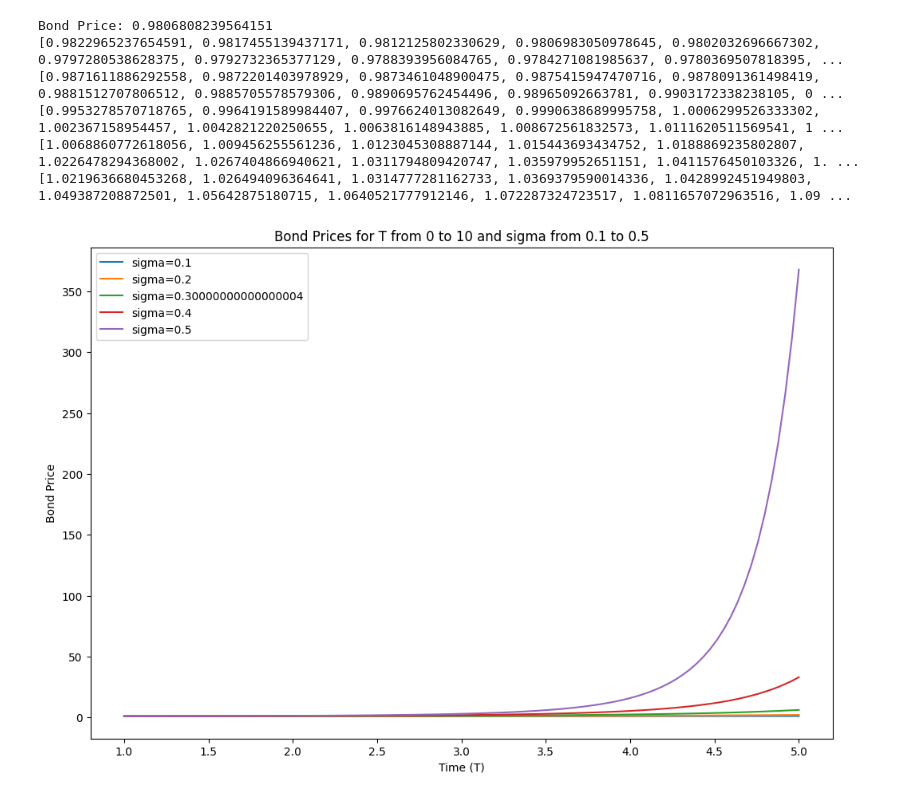
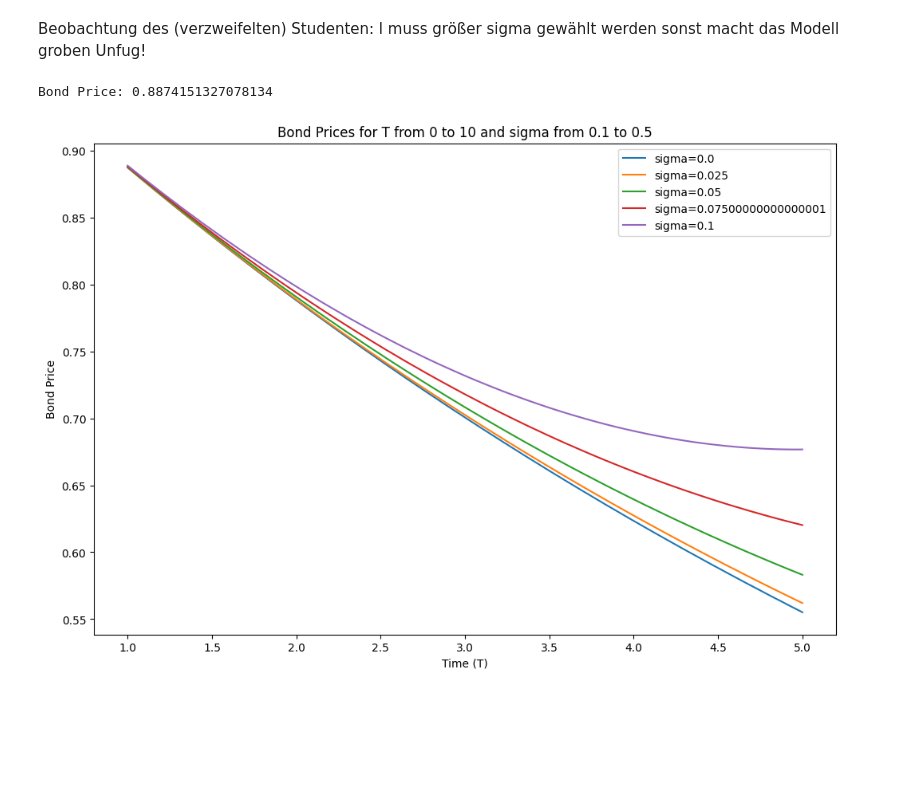
Before and after one commit to lukasr2k/Black-Scholes, a Jupyter notebook: HullWhiteExtension.ipynb, the cells around one changed output. Drawn from its saved outputs; the diff is of its cells as text; code cells hidden in the pictures; blank space fills up the shorter version.

```diff
--- a/HullWhiteExtension.ipynb
+++ b/HullWhiteExtension.ipynb
@@ -1,6 +1,7 @@
 # %%
 # Hull-White One-Factor Model vgl. engl. Wikipedia
 # dX[t] = (theta[t] + a * X[t])*dt + sigma dW[t])
+#hier simulieren wir erstmal nur X_t
 import numpy as np
 import pandas as pd
 import matplotlib.pyplot as plt
@@ -16,13 +17,15 @@ def simulate_Hull_White_One_Factor(r0: float , a: float, sigma: float, T,N, f) -
       Diskretisierung
       """
       return np.linspace(0, T, N)
+
+
 #Initialisierung der Variablen
     t = timepoints(T, N)
     f_1 = const_forwards(f, N)
     e = np.zeros(N)
     v = np.zeros(N)
     r = np.ones(N) * r0
-    theta = f_1 + sigma**2/(2*a**2)*(1-np.exp(-a*t))**2
+    theta = f_1 + (sigma**2/(2*(-a)))*(1-np.exp(2*a*t))
     for el in range(1, N):
       deltat = t[el] - t[el-1] #Zeitdifferenz
       e[el] = r[el-1] * np.exp(-a*deltat) + theta[el] - theta[el-1] * np.exp(-a*deltat) #Erwartungswert der Normalverteilung
@@ -35,9 +38,9 @@ def simulate_Hull_White_One_Factor(r0: float , a: float, sigma: float, T,N, f) -
     interest_rate_simulation.set_index('Time', inplace = True)
     return interest_rate_simulation
 # %%
-
+#Hier simulieren wir 2 Zinskurven für verschiedene Parameter
 #fixing the Parameters
-#theta= f_1 + sigma**2/(2*a**2)*(1-np.exp(-a*t))**2
+#theta= f_1 + sigma**2/(-a)*(1-np.exp(-a*2*t))
 T=1
 f_1=0.10
 sigma = 0.2
@@ -68,8 +71,8 @@ print(f"bank account: {result}")
 
 
 bank_account = []
-spot_rates = []
-forward_rates = []
+bond_prices = []
+
 time_points = np.linspace(0, T, N)  # Generate time points from 0 to T_new
 
 for t_idx in range(1, len(time_points)):
@@ -83,13 +86,13 @@ for t_idx in range(1, len(time_points)):
 
     # Compute bond price as exp(-integral)
     bank = np.exp(integral)
-    spots = integral / time_points[t_idx]
-    forwards = 1/time_points[t_idx]*(np.log((1/bank)))
+    bond = np.exp(-integral)
 
 
-    spot_rates.append(spots)
+
+
     bank_account.append(bank)
-    forward_rates.append(forwards)
+    bond_prices.append(bond)
 
 # Plot the bond prices over time
 plt.plot(time_points[1:], bank_account)
@@ -97,4 +100,13 @@ plt.xlabel('Time (from 0 to T)')
 plt.ylabel('Bank Account')
 plt.title('Bank Account from 0 to t')
 plt.show()
+
+
+
+
+def final_bond(bond_prices):
+    return bond_prices[-1]
+
+bond_simulated = final_bond(bond_prices)
+print(f"Final bond price: {bond_simulated}")
 # %% [output]
@@ -170,12 +183,17 @@ Bank_Account:1.4318464159935973
+# %% [markdown]
+Beobachtung des (verzweifelten) Studenten: l muss größer sigma gewählt werden sonst macht das Modell groben Unfug!
 # %%
+#Mithilfe des Harms-Paper widmen wir uns den Bondpreisen und der Forward Rate
+
+#Die Lösungen/Parameter der Riccati-DGL nehmen wir aus Sektion 5
 from scipy import integrate
 
 T=1
 f_1=0.10
-sigma = 0
+sigma = 0.02
 beta = -0.05
 X_0 = 0.02
-l = 0
+l = 0.1
 lamda= 1
 N=1000
 
@@ -187,45 +205,40 @@ def bond_price(T, l, beta, sigma, X_0, f_1):
         return (1 / beta) * (1 - np.exp(beta * t))
 
     def theta(sigma, beta, t, f_1):
-        return f_1 + sigma**2 / (2 * beta**2) * (1 - np.exp(beta * t))**2
+        return f_1 + (sigma**2 / (2 * -1*beta)) * (1 - np.exp(2*beta * t))
 
     def integrand(s, T, sigma, beta, f_1):
         return theta(sigma, beta, s, f_1) * PHI_y(T - s, sigma, beta)
 
     integral = integrate.quad(lambda s: integrand(s, T, sigma, beta, f_1), 0, T)
     a = -l * T
     b = PHI_y(T, sigma, beta)
     c = PSI_y(T, beta) * X_0
     bond1 = np.exp(a + b + c + integral[0])
     return bond1
 
-bond1 = bond_price(T, l, beta, sigma, X_0, f_1)
+bond1 = bond_price(T, l, beta , sigma, X_0, f_1)
 print(f"Bond Price: {bond1}")
 
 # Plot the bond prices for T from 0 to 10 and sigma from 0.1 to 0.5
 T_values = np.linspace(1, 5, 100)
-sigma_values = np.linspace(0.1, 0.5, 5)
+sigma_values = np.linspace(0, 0.1, 5)
 
 plt.figure(figsize=(12, 8))
 
 for sigma in sigma_values:
     bond_prices = [bond_price(T, l, beta, sigma, X_0, f_1) for T in T_values]
-    print(bond_prices)
+
     plt.plot(T_values, bond_prices, label=f'sigma={sigma}')
 
 plt.xlabel('Time (T)')
 plt.ylabel('Bond Price')
 plt.title('Bond Prices for T from 0 to 10 and sigma from 0.1 to 0.5')
 plt.legend()
 plt.show()
 # %% [output]
-Bond Price: 0.9806808239564151
-[0.9822965237654591, 0.9817455139437171, 0.9812125802330629, 0.9806983050978645, 0.9802032696667302, 0.9797280538628375, 0.9792732365377129, 0.9788393956084765, 0.9784271081985637, 0.9780369507818395, ...
-[0.9871611886292558, 0.9872201403978929, 0.9873461048900475, 0.9875415947470716, 0.9878091361498419, 0.9881512707806512, 0.9885705578579306, 0.9890695762454496, 0.98965092663781, 0.9903172338238105, 0 ...
-[0.9953278570718765, 0.9964191589984407, 0.9976624013082649, 0.9990638689995758, 1.0006299526333302, 1.002367158954457, 1.0042821220250655, 1.0063816148943885, 1.008672561832573, 1.0111620511569541, 1 ...
-[1.0068860772618056, 1.009456255561236, 1.0123045308887144, 1.015443693434752, 1.0188869235802807, 1.0226478294368002, 1.0267404866940621, 1.0311794809420747, 1.035979952651151, 1.0411576450103326, 1. ...
-[1.0219636680453268, 1.026494096364641, 1.0314777281162733, 1.0369379590014336, 1.0428992451949803, 1.049387208872501, 1.05642875180715, 1.0640521777912146, 1.072287324723517, 1.0811657072963516, 1.09 ...
+Bond Price: 0.8874151327078134
-[figure, old version]
+[figure, new version]
 # %%
 
 
```
Also changed, not shown: parts of 6 cells of this notebook.
